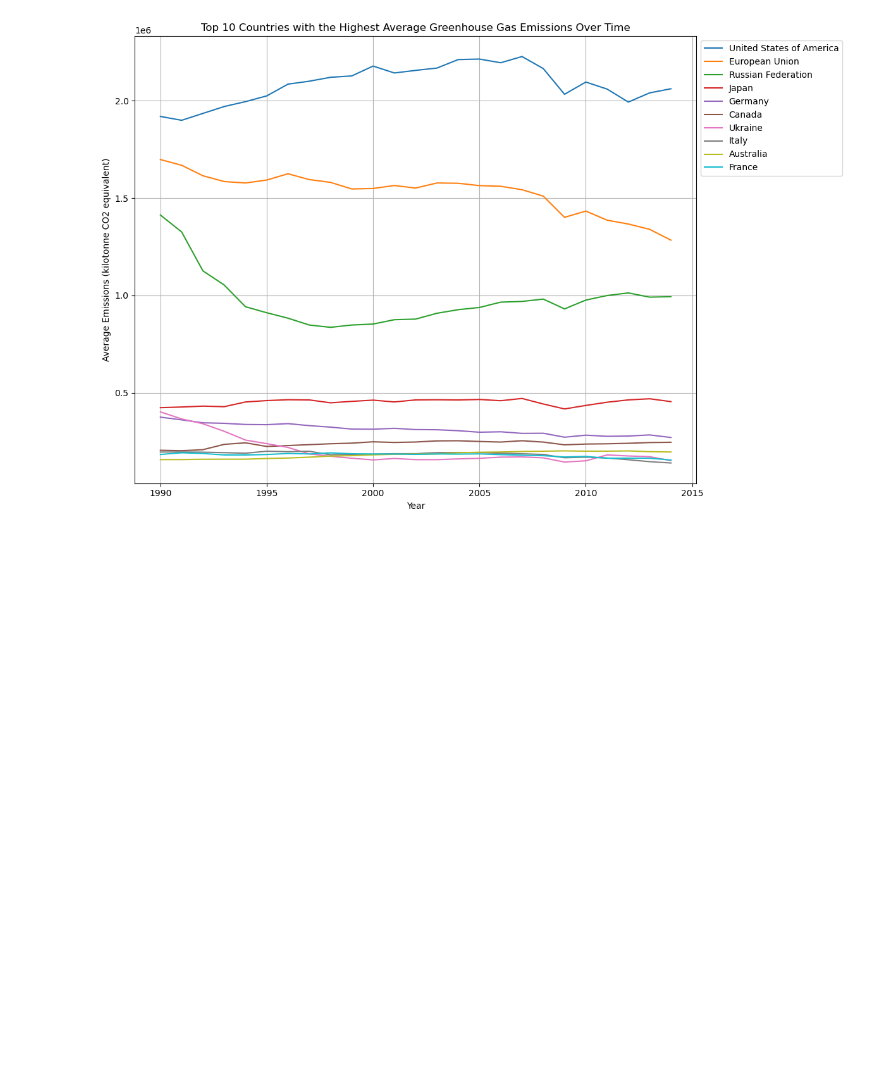
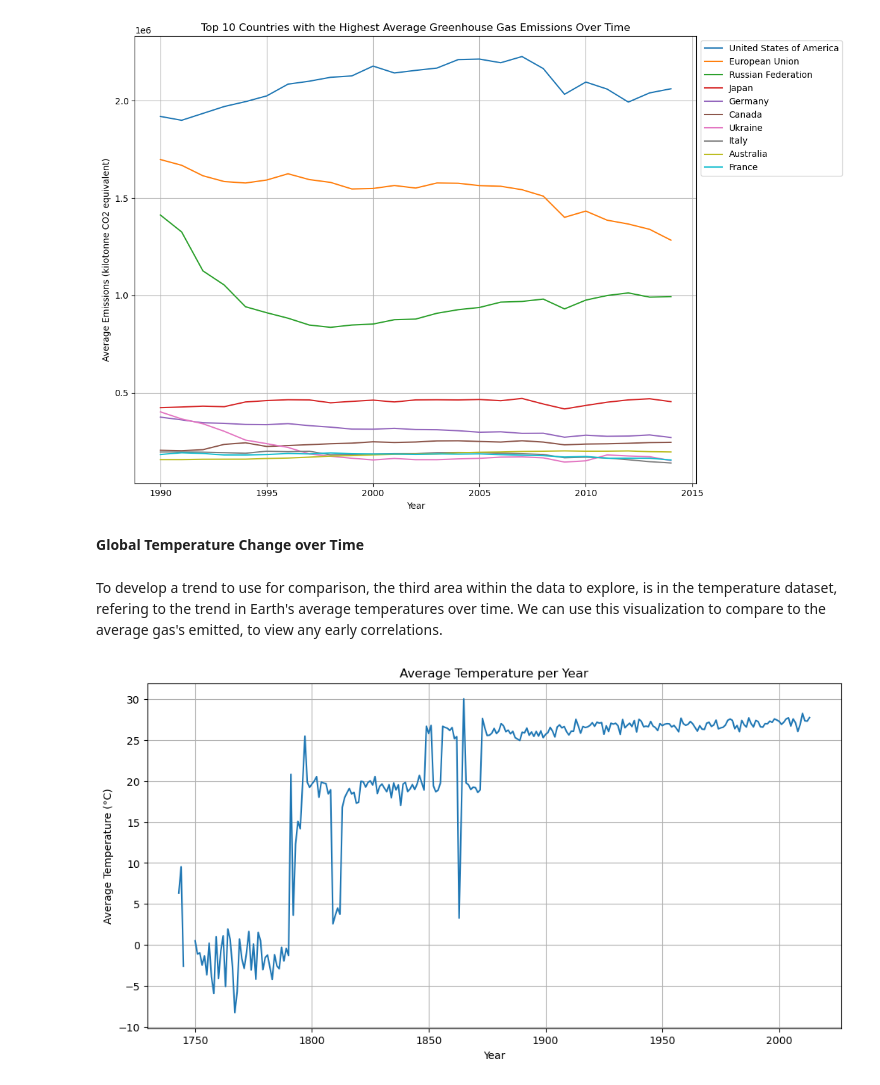
Before and after one commit to MatthewPersaud/PROG74010_Project_Group4, a Jupyter notebook: PROG74010_Project_Group4.ipynb, the cells around one changed output. Drawn from its saved outputs; the diff is of its cells as text; code cells hidden in the pictures; blank space fills up the shorter version.

```diff
--- a/PROG74010_Project_Group4.ipynb
+++ b/PROG74010_Project_Group4.ipynb
@@ -323,3 +346,25 @@ plt.tight_layout()
 plt.show()
 # %% [output]
 [figure]
+# %% [markdown]
+**Global Temperature Change over Time**
+# %% [markdown]
+To develop a trend to use for comparison, the third area within the data to explore, is in the temperature dataset, refering to the trend in Earth's average temperatures over time. We can use this visualization to compare to the average gas's emitted, to view any early correlations.
+# %%
+# Convert 'dt' column to datetime format
+df_temperature['dt'] = pd.to_datetime(df_temperature['dt'])
+
+# Extract and group the year
+df_temperature['Year'] = df_temperature['dt'].dt.year
+average_temp_per_year = df_temperature.groupby('Year')['AverageTemperature'].first()
+
+# Plot
+plt.figure(figsize=(12, 6))
+plt.plot(average_temp_per_year.index, average_temp_per_year.values)
+plt.title('Average Temperature per Year')
+plt.xlabel('Year')
+plt.ylabel('Average Temperature (°C)')
+plt.grid(True)
+plt.show()
+# %% [output]
+[figure, added]
```
Also changed, not shown: parts of 37 cells of this notebook.
